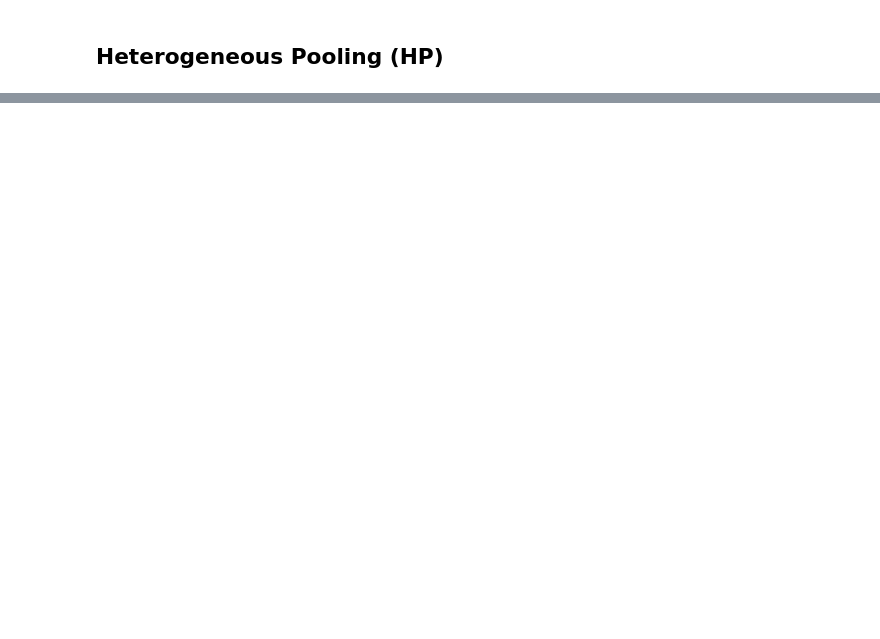
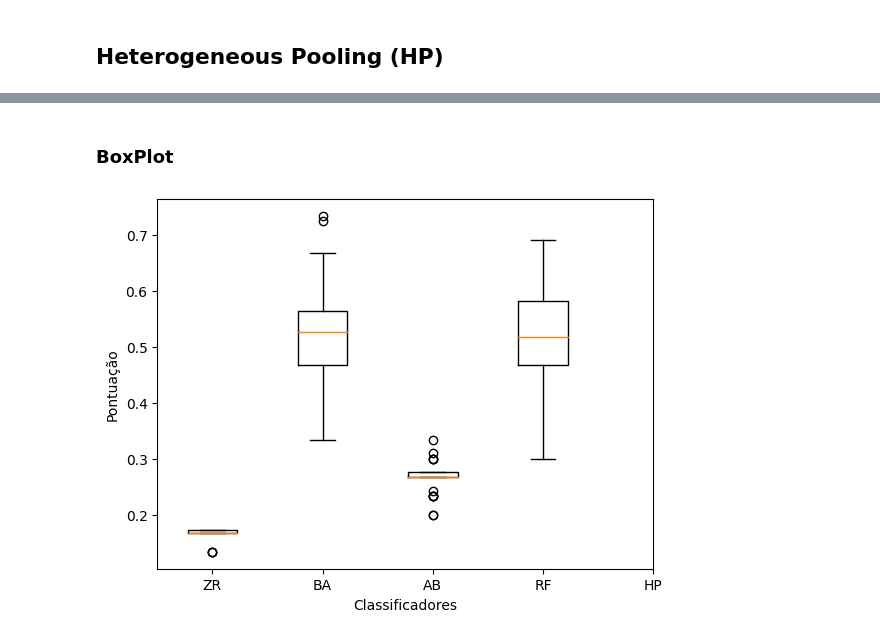
Before and after one commit to Brunu-Mene/ML_Trab1IA, a Jupyter notebook: Bruno_Menegaz_Acerbi_Trabalho1.ipynb, the cells around one changed output, grey strips where cells are left out. Cells and saved outputs as stored; diff of their text form; code cells hidden in the pictures; blank space fills up the shorter version.

```diff
--- a/Bruno_Menegaz_Acerbi_Trabalho1.ipynb
+++ b/Bruno_Menegaz_Acerbi_Trabalho1.ipynb
@@ -201,9 +197,7 @@ from sklearn.dummy import DummyClassifier
 zR = DummyClassifier()
 
 stratified_cv = RepeatedStratifiedKFold(n_splits=10, n_repeats=3, random_state = RSKF_RANDOM_STATE)
-scores = cross_val_score(zR, x, y, scoring='accuracy', cv = stratified_cv)
+zr_scores = cross_val_score(zR, x, y, scoring='accuracy', cv = stratified_cv)
 
-setResults(scores, 0)
-
-df = pd.DataFrame(results_table)
-print(df)
+setResults(zr_scores, 0)
+scores_list.append(zr_scores)
@@ -225,8 +212,6 @@ params_grid = {
     'm__n_estimators': [3,9,15,21]
     }
 
-scores = trainHyperModels(bA,params_grid)
-setResults(scores, 1)
-
-df = pd.DataFrame(results_table)
-print(df)
+ba_scores = trainHyperModels(bA,params_grid)
+setResults(ba_scores, 1)
+scores_list.append(ba_scores)
@@ -248,8 +226,6 @@ params_grid = {
     'm__n_estimators': [3,9,15,21]
     }
 
-scores = trainHyperModels(aB,params_grid)
-setResults(scores, 2)
-
-df = pd.DataFrame(results_table)
-print(df)
+ab_scores = trainHyperModels(aB,params_grid)
+setResults(ab_scores, 2)
+scores_list.append(ab_scores)
@@ -271,8 +240,6 @@ params_grid = {
     'm__n_estimators': [3,9,15,21]
     }
 
-scores = trainHyperModels(rF,params_grid)
-setResults(scores, 3)
-
-df = pd.DataFrame(results_table)
-print(df)
+rf_scores = trainHyperModels(rF,params_grid)
+setResults(rf_scores, 3)
+scores_list.append(rf_scores)
@@ -360,0 +351,14 @@ You can try to debug the error by setting error_score='raise'.
+# %% [markdown]
+### BoxPlot
+# %%
+import matplotlib.pyplot as plt
+
+plt.boxplot(scores_list)
+plt.xticks(range(1, len(scores_names) + 1), scores_names)
+
+plt.xlabel("Classificadores")
+plt.ylabel("Pontuação")
+
+plt.show()
+# %% [output]
+[figure, added]
```
Also changed, not shown: parts of 18 cells of this notebook.
